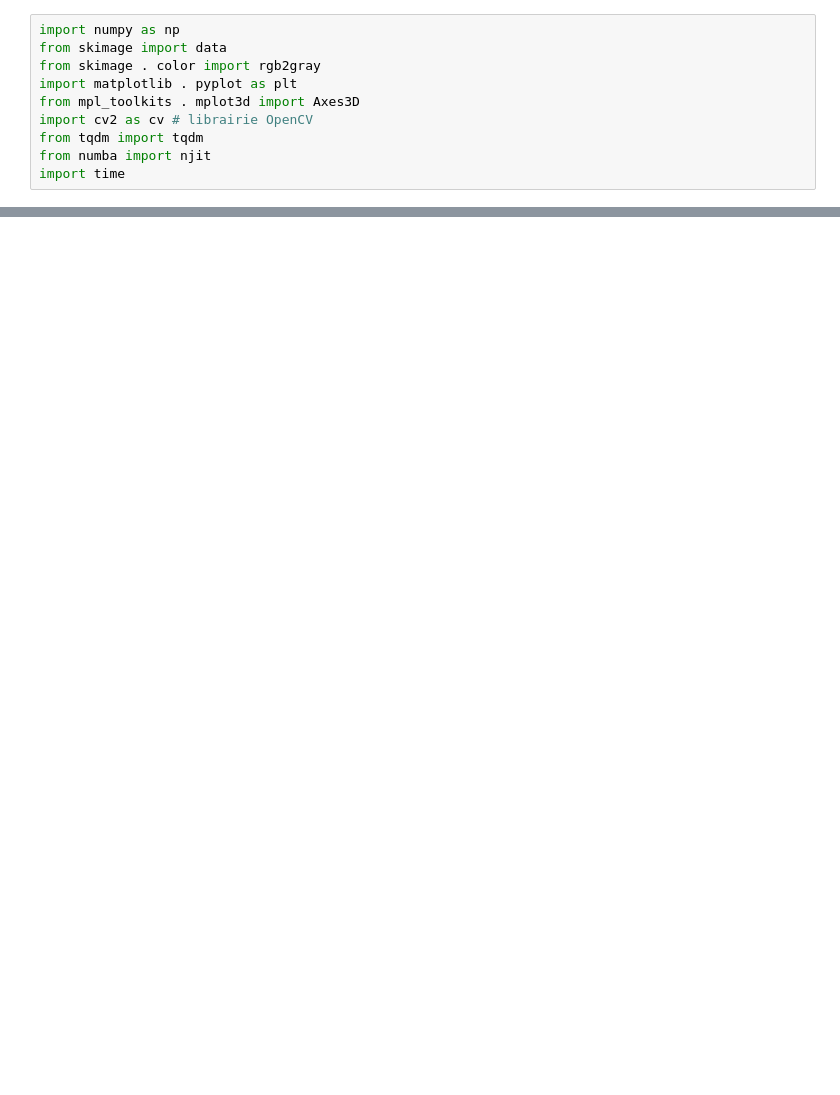
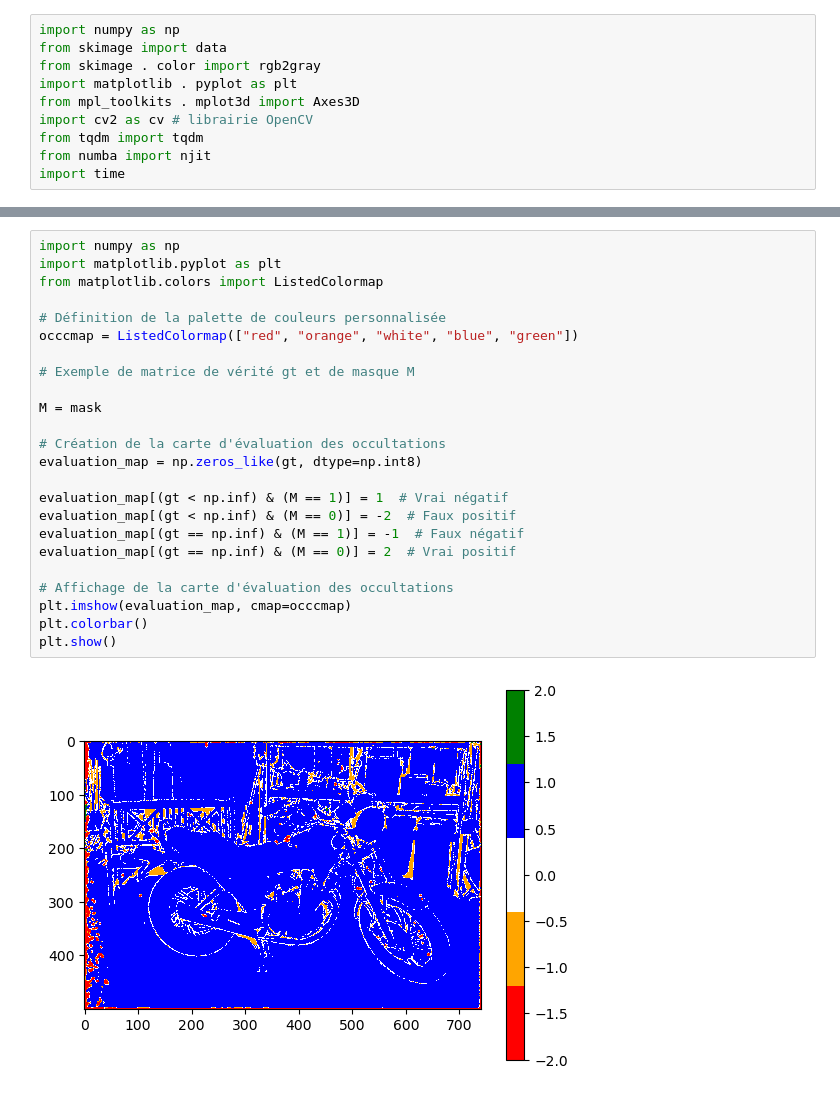
Before and after one commit to RomainFrog/StereoMatching, a Jupyter notebook: blockmatching.ipynb, the cells around one changed output, grey strips where cells are left out. Cells and saved outputs as stored; diff of their text form; blank space fills up the shorter version.

```diff
--- a/blockmatching.ipynb
+++ b/blockmatching.ipynb
@@ -77,0 +122,26 @@ Execution time: 1.3119266033172607 seconds
+# %%
+import numpy as np
+import matplotlib.pyplot as plt
+from matplotlib.colors import ListedColormap
+
+# Définition de la palette de couleurs personnalisée
+occcmap = ListedColormap(["red", "orange", "white", "blue", "green"])
+
+# Exemple de matrice de vérité gt et de masque M
+
+M = mask
+
+# Création de la carte d'évaluation des occultations
+evaluation_map = np.zeros_like(gt, dtype=np.int8)
+
+evaluation_map[(gt < np.inf) & (M == 1)] = 1  # Vrai négatif
+evaluation_map[(gt < np.inf) & (M == 0)] = -2  # Faux positif
+evaluation_map[(gt == np.inf) & (M == 1)] = -1  # Faux négatif
+evaluation_map[(gt == np.inf) & (M == 0)] = 2  # Vrai positif
+
+# Affichage de la carte d'évaluation des occultations
+plt.imshow(evaluation_map, cmap=occcmap)
+plt.colorbar()
+plt.show()
+# %% [output]
+[figure, added]
```
Also changed, not shown: parts of 11 cells of this notebook.
